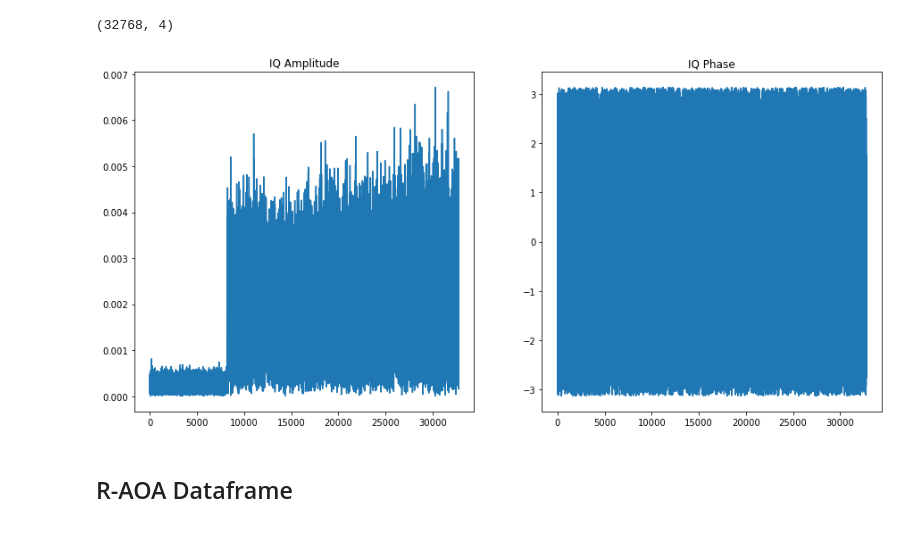
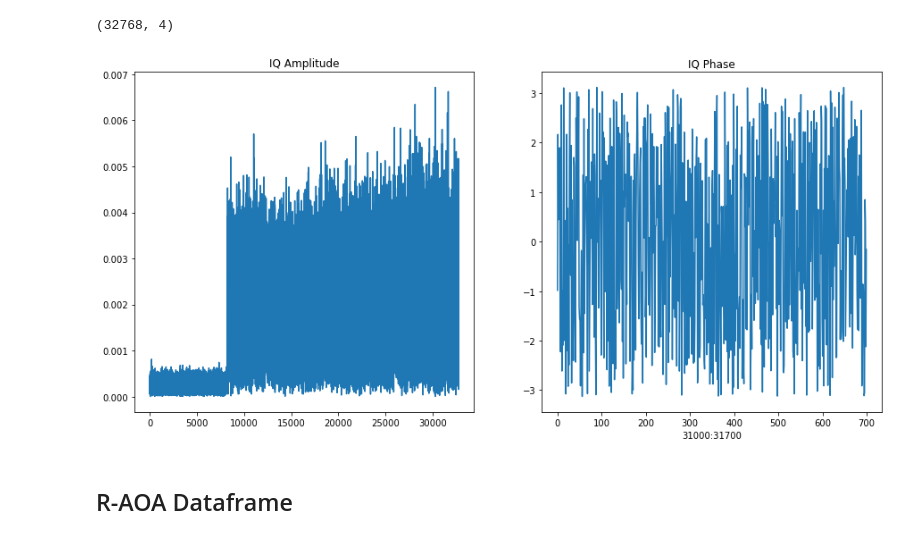
Before and after one commit to zdai257/DeepAOANet, a Jupyter notebook: myAOAnet.ipynb, the cells around one changed output. Saved outputs shown, nothing was run; the diff lists cells and outputs as text; code cells hidden in the pictures.

```diff
--- a/myAOAnet.ipynb
+++ b/myAOAnet.ipynb
@@ -51,12 +51,13 @@ iq_phase2.shape
 # %%
 fig ,ax = plt.subplots(1, 2,figsize=(15,7))
 ax[0].plot(iq_amp[:, 0])
 ax[0].set_title("IQ Amplitude")
-ax[1].plot(iq_phase2[:, 0])
+ax[1].plot(iq_phase2[31000:31700, 0])
 ax[1].set_title("IQ Phase")
+ax[1].set_xlabel("31000:31700")
 plt.show()
 # %% [output]
-[figure, old version]
+[figure, new version]
 # %% [markdown]
 ## R-AOA Dataframe
 # %%
```
Also changed, not shown: parts of 43 cells of this notebook, 14 other files.
